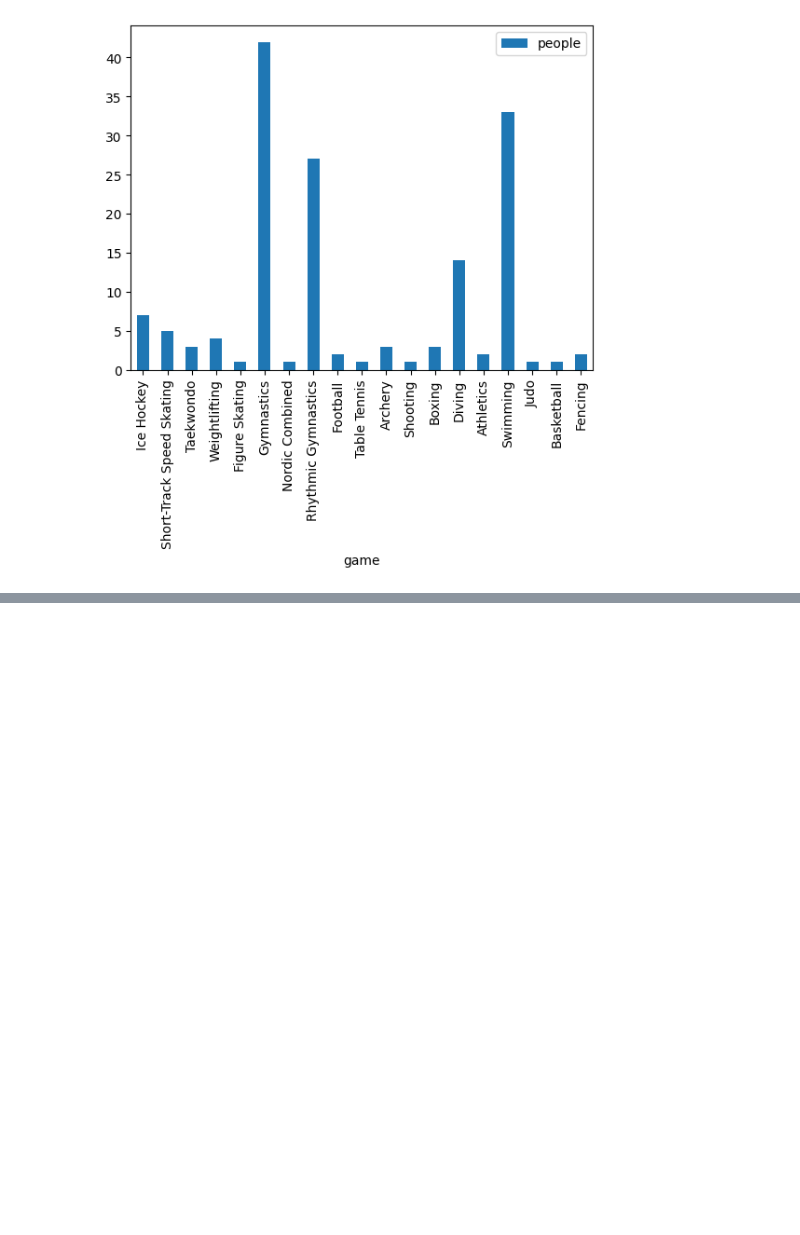
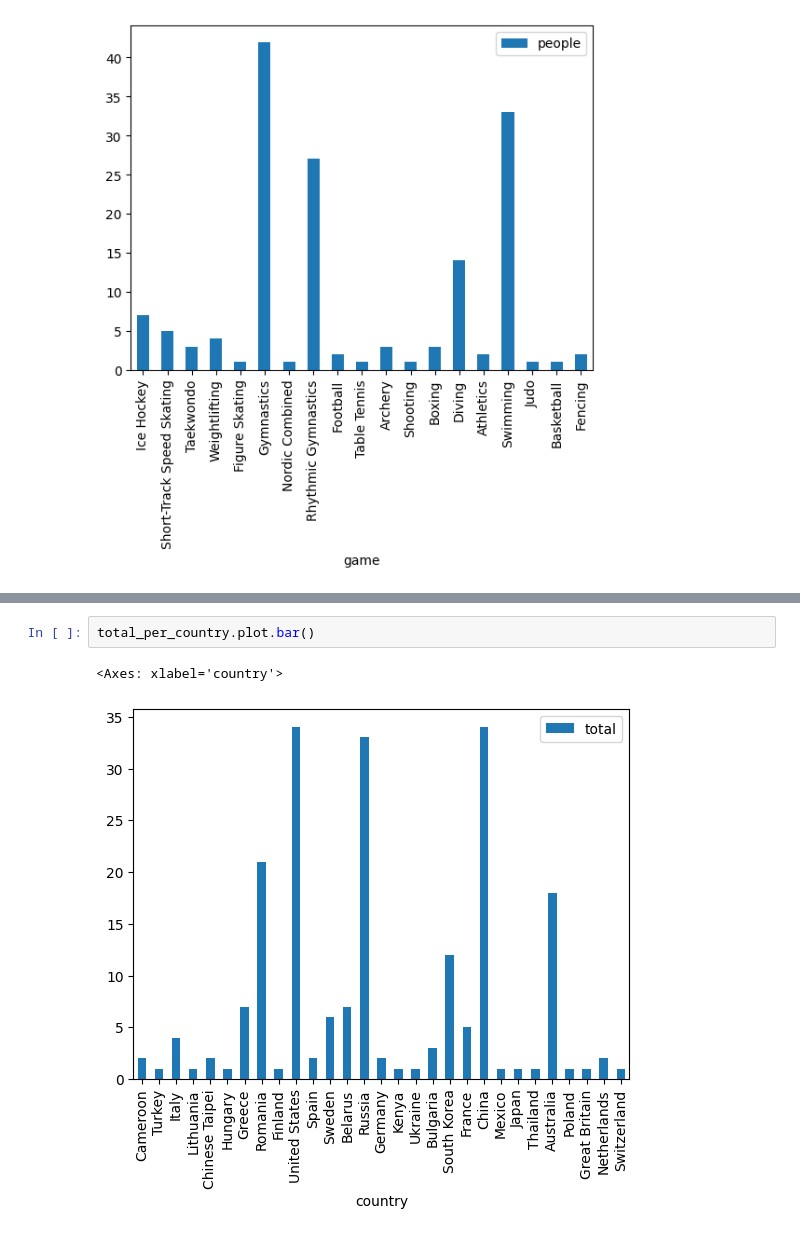
Before and after one commit to jiugexuan/BigdataProjects, a Jupyter notebook: 4-Olympic_data_analysis/DrawPic/draw.ipynb, the cells around one changed output, grey strips where cells are left out. Drawn from its saved outputs; the diff is of its cells as text; blank space fills up the shorter version.

```diff
--- a/4-Olympic_data_analysis/DrawPic/draw.ipynb
+++ b/4-Olympic_data_analysis/DrawPic/draw.ipynb
@@ -25,0 +31,5 @@ people_per_game.plot.bar()
+# %%
+total_per_country.plot.bar()
+# %% [output]
+<Axes: xlabel='country'>
+[figure, added]
```
Also changed, not shown: parts of 2 cells of this notebook, 18 other files.
